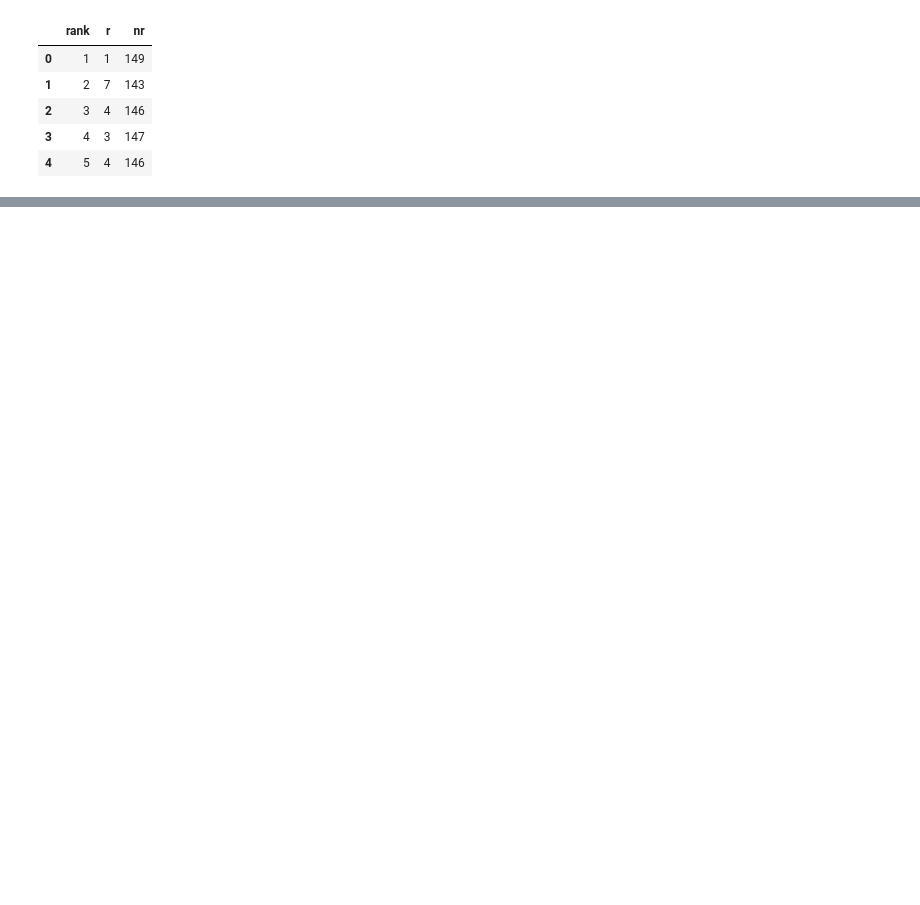
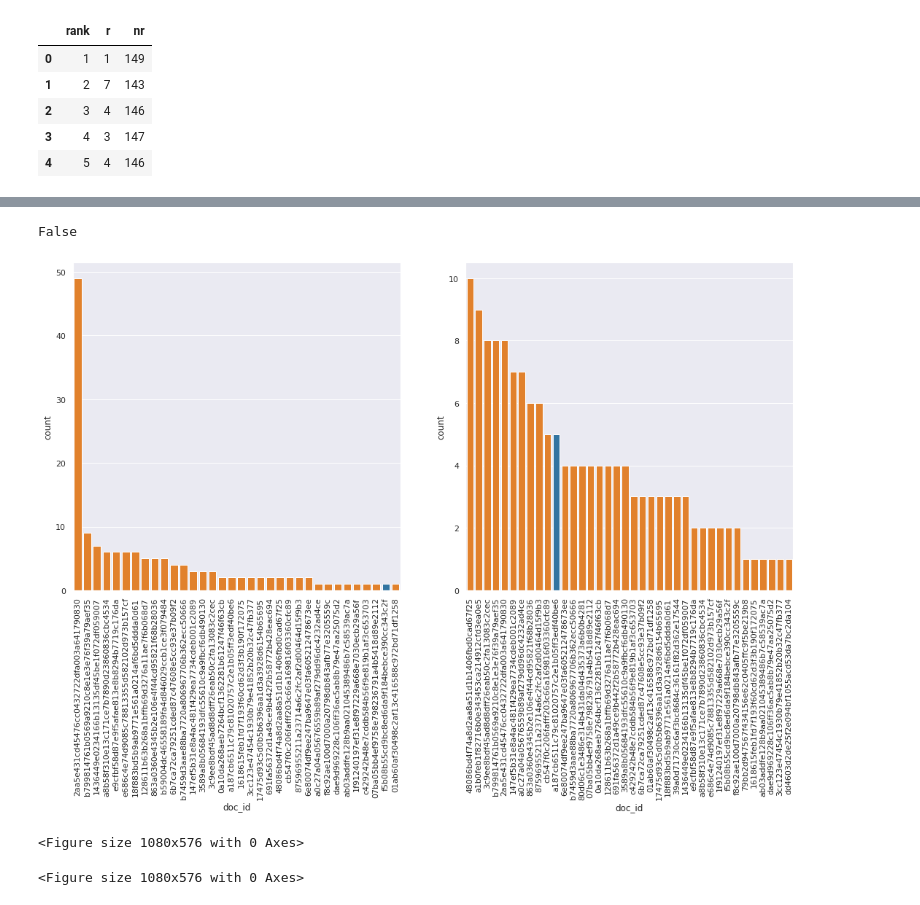
Before and after one commit to pilmus/thesis, a Jupyter notebook: app/notebooks/visualize_ranking_distributions.ipynb, the cells around one changed output, grey strips where cells are left out. Saved outputs shown, nothing was run; the diff lists cells and outputs as text; code cells hidden in the pictures; blank space fills up the shorter version.

```diff
--- a/app/notebooks/visualize_ranking_distributions.ipynb
+++ b/app/notebooks/visualize_ranking_distributions.ipynb
@@ -177,0 +288,10 @@ titanic
+# %%
+count_per_doc_per_rank = {i: {} for i in list(range(1,len(query_results['ranking'].iloc[0])+1))}
+
+for idx, row in query_results.iterrows():
+    for j, doc in enumerate(row['ranking']):
+        i = j+1
+        if not doc in count_per_doc_per_rank[i]:
+            count_per_doc_per_rank[i][doc] = 0
+        count_per_doc_per_rank[i][doc] = count_per_doc_per_rank[i][doc] + 1
+count_per_doc_per_rank
@@ -177,0 +317,4 @@ titanic
+# %%
+perrank = [d for dlist in [[{'rank':k, 'doc_id':k2, 'count':v2} for k2, v2 in v.items()] for k,v in count_per_doc_per_rank.items()] for d in dlist]
+perrankdf = pd.DataFrame(perrank)
+perrankdf.head(10)
@@ -177,0 +333,3 @@ titanic
+# %%
+forsnsperrank = pd.merge(perrankdf,reldf[reldf.qid == 657][['doc_id','doc_rel']],on='doc_id',how='left')
+forsnsperrank.head(10)
@@ -177,0 +348,26 @@ titanic
+# %%
+forsnsperrank.rank == 1
+# %% [output]
+False
+# %%
+sns.set_palette("tab10")
+pi = iter(sns.color_palette())
+first = next(pi)
+second = next(pi)
+# %%
+fig, ax =plt.subplots(1,2)
+for i in range(0,2):
+    thisaxdata = forsnsperrank[forsnsperrank['rank']== i + 1]
+
+
+    clrs = [first if rel == 1 else second for rel in thisaxdata.doc_rel.to_list() ]
+    fig = plt.figure(figsize = (15,8))
+    _ = sns.barplot(x="doc_id", y="count",palette=clrs, data=thisaxdata.sort_values(by='count',ascending=False),ax=ax[i])
+
+    _ = ax[i].set_xticklabels(ax[i].get_xticklabels(),rotation = 90)
+
+_ = plt.show()
+# %% [output]
+[figure, added]
+<Figure size 1080x576 with 0 Axes>
+<Figure size 1080x576 with 0 Axes>
```
Also changed, not shown: parts of 22 cells of this notebook.
